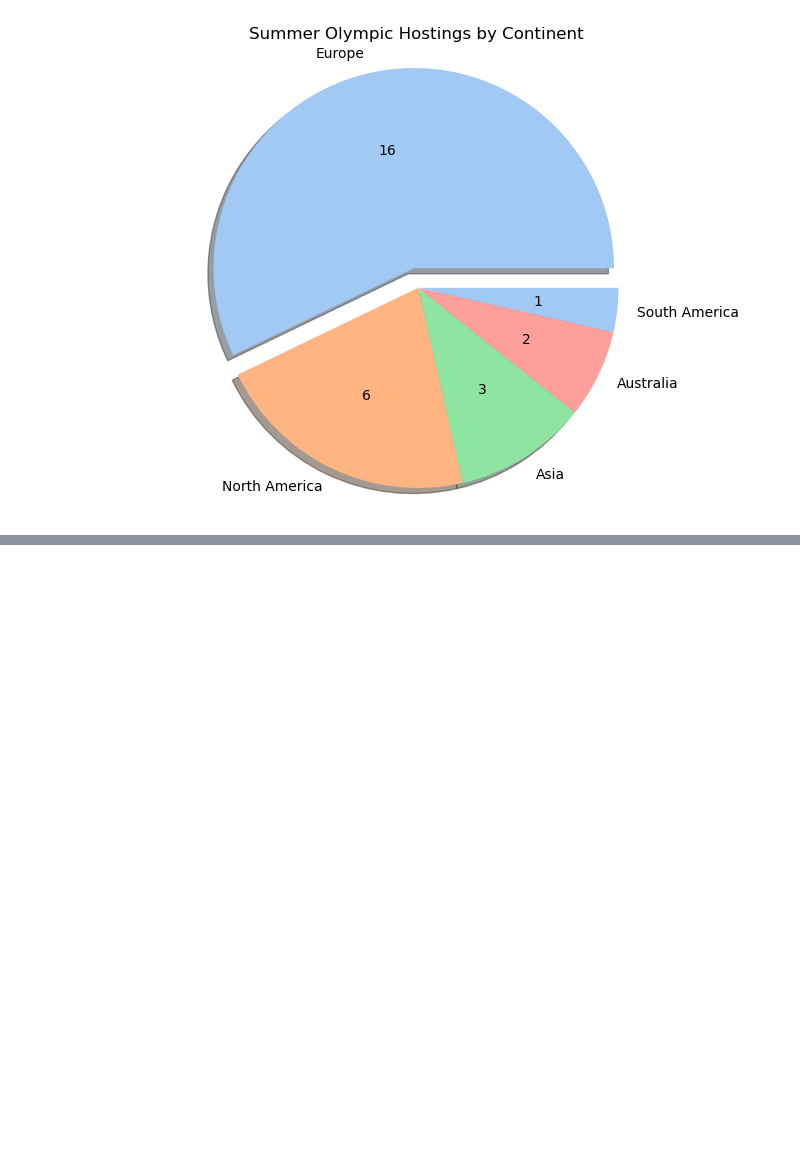
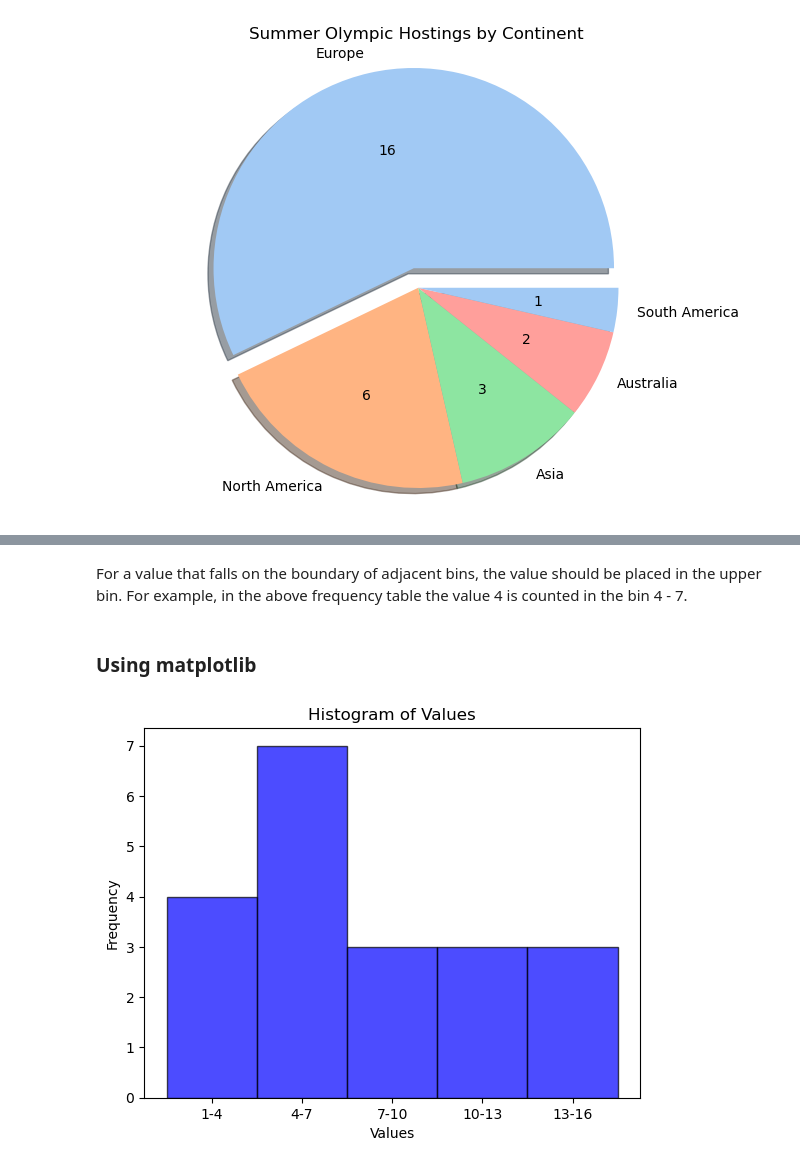
Before and after one commit to jstark997/Notes, a Jupyter notebook: Statistics/VisualizingData.ipynb, the cells around one changed output, grey strips where cells are left out. Cells and saved outputs as stored; diff of their text form; code cells hidden in the pictures; blank space fills up the shorter version.

```diff
--- a/Statistics/VisualizingData.ipynb
+++ b/Statistics/VisualizingData.ipynb
@@ -144,0 +290,25 @@ plt.show()
+# %% [markdown]
+For a value that falls on the boundary of adjacent bins, the value should be placed in the upper bin. For example, in the above frequency table the value 4 is counted in the bin 4 - 7.
+# %% [markdown]
+### Using matplotlib
+# %%
+data = [1,2,3,3,4,4,5,5,5,6,6,7,8,9,10,11,12,13,14,15]
+
+# Create a histogram
+counts, bins, patches = plt.hist(data, bins=5, alpha=0.7, color='blue', edgecolor='black')
+
+# Calculate the bin centers
+bin_centers = 0.5 * (bins[1:] + bins[:-1])
+
+# Set the ticks to the bin centers
+plt.xticks(bin_centers, labels=['1-4','4-7','7-10','10-13','13-16'])
+
+# Add title and labels
+plt.title('Histogram of Values')
+plt.xlabel('Values')
+plt.ylabel('Frequency')
+
+# Show the plot
+plt.show()
+# %% [output]
+[figure, added]
```
Also changed, not shown: parts of 39 cells of this notebook, 12 other files.
